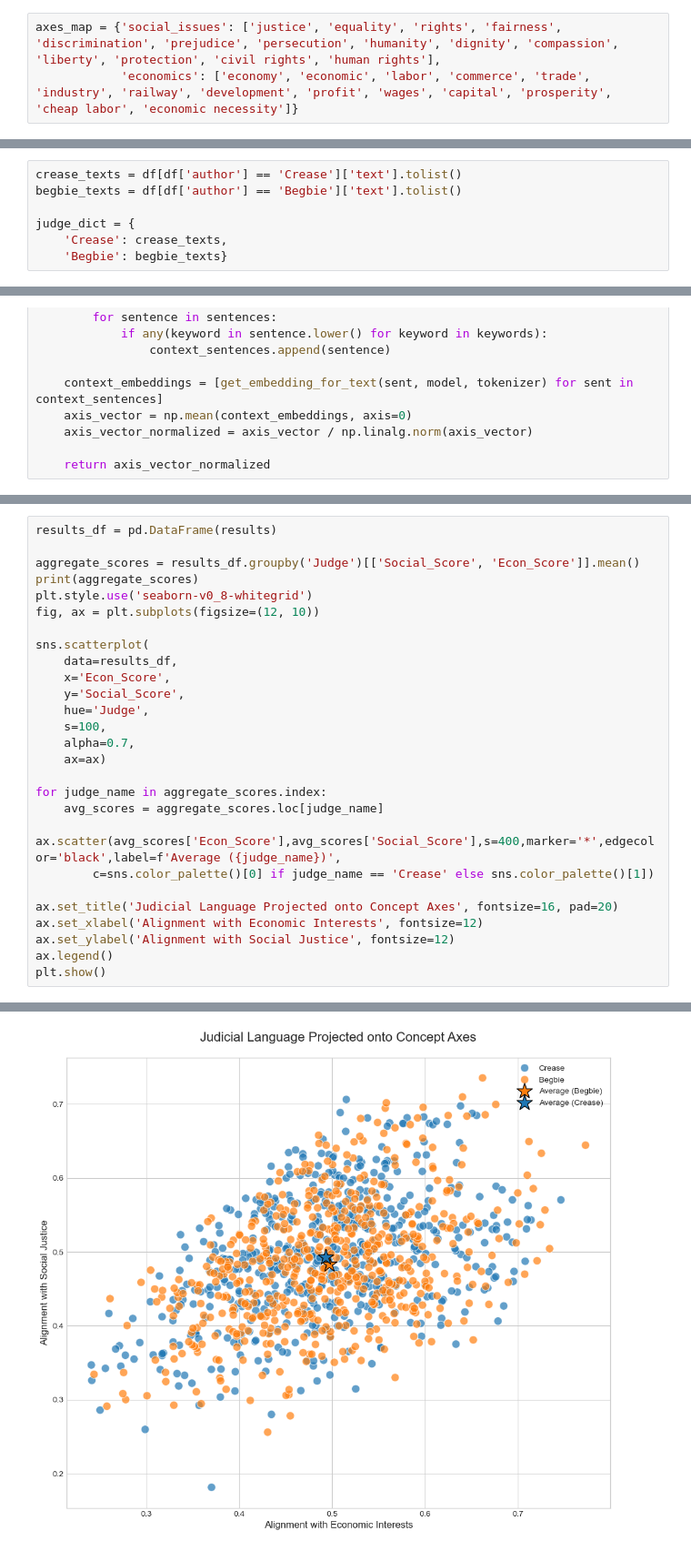
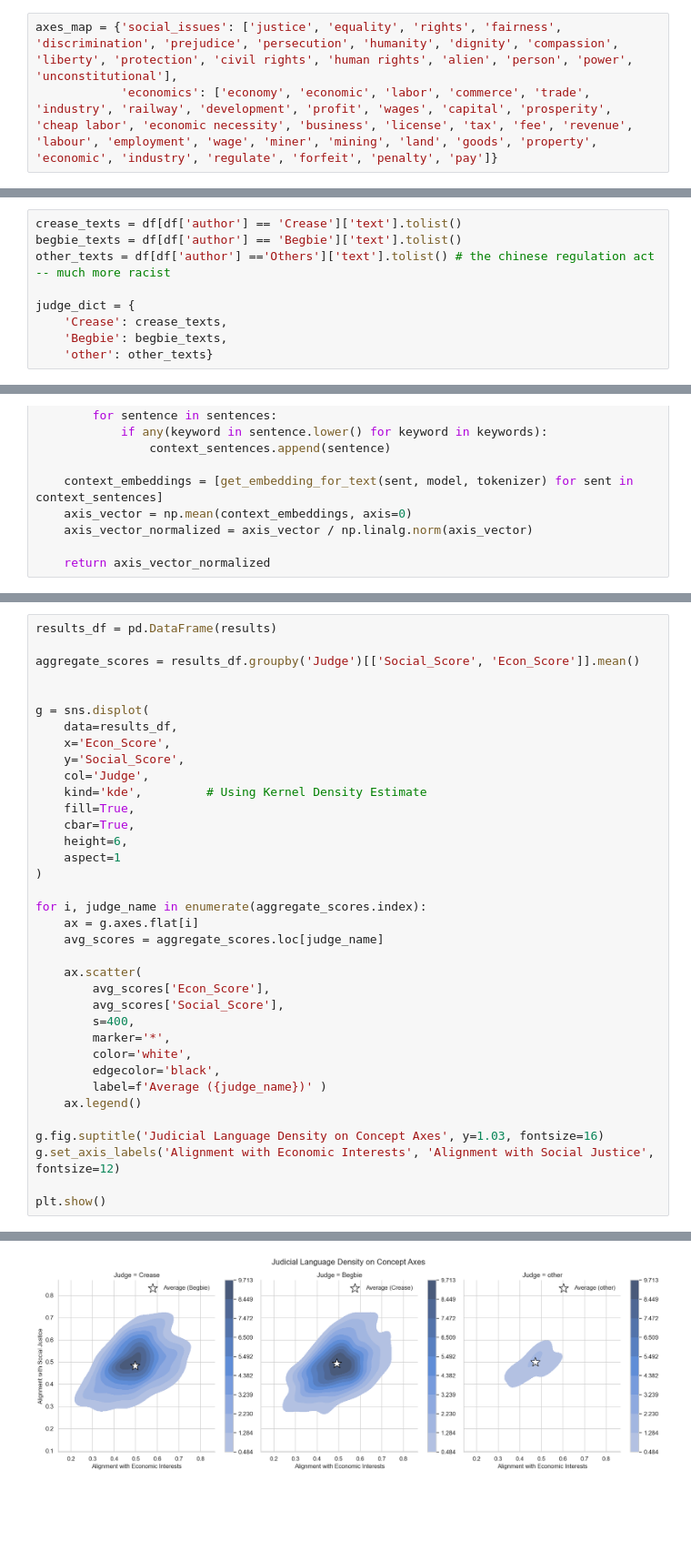
Before and after one commit to ubcecon/praxis-ubc, a Jupyter notebook: HIST_414_Notebooks/NLI/development/word_embeddings_irene_attempt.ipynb, the cells around one changed output, grey strips where cells are left out. Shown at 91% size. Drawn from its saved outputs; the diff is of its cells as text; blank space fills up the shorter version.

```diff
--- a/HIST_414_Notebooks/NLI/development/word_embeddings_irene_attempt.ipynb
+++ b/HIST_414_Notebooks/NLI/development/word_embeddings_irene_attempt.ipynb
@@ -46,8 +46,8 @@ Qwen3Model(
   (rotary_emb): Qwen3RotaryEmbedding()
 )
 # %%
-axes_map = {'social_issues': ['justice', 'equality', 'rights', 'fairness', 'discrimination', 'prejudice', 'persecution', 'humanity', 'dignity', 'compassion', 'liberty', 'protection', 'civil rights', 'human rights'],
-            'economics': ['economy', 'economic', 'labor', 'commerce', 'trade', 'industry', 'railway', 'development', 'profit', 'wages', 'capital', 'prosperity', 'cheap labor', 'economic necessity']}
+axes_map = {'social_issues': ['justice', 'equality', 'rights', 'fairness', 'discrimination', 'prejudice', 'persecution', 'humanity', 'dignity', 'compassion', 'liberty', 'protection', 'civil rights', 'human rights', 'alien', 'person', 'power', 'unconstitutional'],
+            'economics': ['economy', 'economic', 'labor', 'commerce', 'trade', 'industry', 'railway', 'development', 'profit', 'wages', 'capital', 'prosperity', 'cheap labor', 'economic necessity', 'business', 'license', 'tax', 'fee', 'revenue', 'labour', 'employment', 'wage', 'miner', 'mining', 'land', 'goods', 'property', 'economic', 'industry', 'regulate', 'forfeit', 'penalty', 'pay']}
 # %%
 df = pd.read_csv("../data/metadata.csv")
 
@@ -62,10 +62,12 @@ df.head()
 # %%
 crease_texts = df[df['author'] == 'Crease']['text'].tolist()
 begbie_texts = df[df['author'] == 'Begbie']['text'].tolist()
+other_texts = df[df['author'] =='Others']['text'].tolist() # the chinese regulation act -- much more racist
 
 judge_dict = {
     'Crease': crease_texts,
-    'Begbie': begbie_texts}
+    'Begbie': begbie_texts,
+    'other': other_texts}
 # %%
 def get_token_embedding(text, model, tokenizer):
     inputs = tokenizer(text, return_tensors='pt', truncation=True, max_length=32768, padding=True)
@@ -157,27 +156,36 @@ Processing texts and projecting onto axes...
 results_df = pd.DataFrame(results)
 
 aggregate_scores = results_df.groupby('Judge')[['Social_Score', 'Econ_Score']].mean()
-print(aggregate_scores)
-plt.style.use('seaborn-v0_8-whitegrid')
-fig, ax = plt.subplots(figsize=(12, 10))
 
-sns.scatterplot(
+
+g = sns.displot(
     data=results_df,
     x='Econ_Score',
     y='Social_Score',
-    hue='Judge',
-    s=100,
-    alpha=0.7,
-    ax=ax)
+    col='Judge',
+    kind='kde',         # Using Kernel Density Estimate
+    fill=True,
+    cbar=True,
+    height=6,
+    aspect=1
+)
 
-for judge_name in aggregate_scores.index:
+for i, judge_name in enumerate(aggregate_scores.index):
+    ax = g.axes.flat[i]
     avg_scores = aggregate_scores.loc[judge_name]
-    ax.scatter(avg_scores['Econ_Score'],avg_scores['Social_Score'],s=400,marker='*',edgecolor='black',label=f'Average ({judge_name})',
-        c=sns.color_palette()[0] if judge_name == 'Crease' else sns.color_palette()[1])
 
-ax.set_title('Judicial Language Projected onto Concept Axes', fontsize=16, pad=20)
-ax.set_xlabel('Alignment with Economic Interests', fontsize=12)
-ax.set_ylabel('Alignment with Social Justice', fontsize=12)
-ax.legend()
+    ax.scatter(
+        avg_scores['Econ_Score'],
+        avg_scores['Social_Score'],
+        s=400,
+        marker='*',
+        color='white',
+        edgecolor='black',
+        label=f'Average ({judge_name})' )
+    ax.legend()
+
+g.fig.suptitle('Judicial Language Density on Concept Axes', y=1.03, fontsize=16)
+g.set_axis_labels('Alignment with Economic Interests', 'Alignment with Social Justice', fontsize=12)
+
 plt.show()
 # %% [output]
@@ -201 +192 @@ Generating visualization...
-[figure, old version]
+[figure, new version]
```
Also changed, not shown: parts of 25 cells of this notebook.
